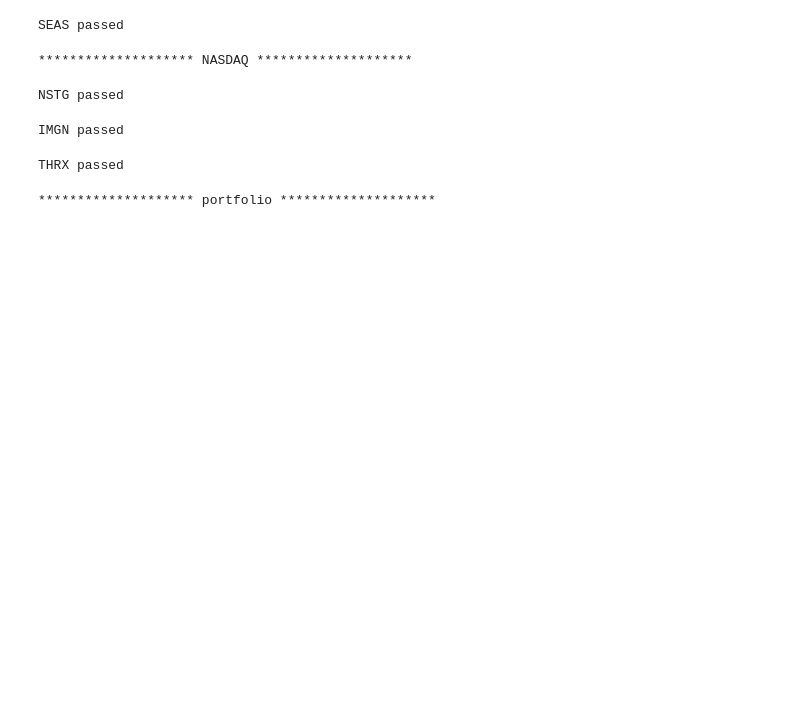
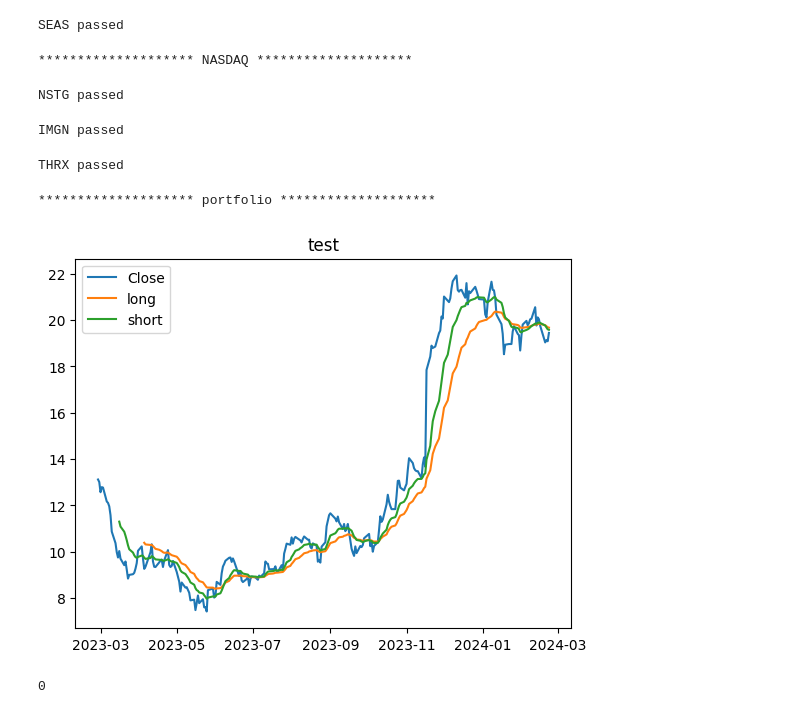
Before and after one commit to tsungyou/CDP_ZacksRank_TW1000, a Jupyter notebook: Daily/WPR_2MA_zacksRank.ipynb, the cells around one changed output. Cells and saved outputs as stored; diff of their text form; code cells hidden in the pictures; blank space fills up the shorter version.

```diff
--- a/Daily/WPR_2MA_zacksRank.ipynb
+++ b/Daily/WPR_2MA_zacksRank.ipynb
@@ -126,3 +126,74 @@ def database_initialization():
             df.to_csv(f"../Database/Tickers/{ticker}.csv")
 
 database_initialization()
+# %%
+import yfinance as yf
+import datetime
+import matplotlib.pyplot as plt
+def WPRbt(data):
+    period = 12
+    max = data.Close.rolling(period).max()
+    min = data.Close.rolling(period).min()
+    wpr = (max - data.Close)/(max - min) * (-100)
+    return wpr
+
+def check_WPR_2MA_without_DB(days, ticker, test=False, period_long_ma=28, period_short_ma=14, upb=-20, lob=-80):
+    a = yf.download(ticker, start=datetime.datetime.now() - datetime.timedelta(days=days), interval="1d", progress=False)
+
+    # a["WPR"] = WPRbt(a)
+    a["MAX"] = a.High.rolling(12).max()
+    a["MIN"] = a.Low.rolling(12).min()
+    a["WPRs"] = (a.MAX - a.Close)/(a.MAX - a.MIN) * (-100)
+    a["long_MA"] = a.Close.ewm(span=period_long_ma, adjust=False, min_periods=period_long_ma).mean()
+    a['short_MA'] = a.Close.ewm(span=period_short_ma, adjust=False, min_periods=period_short_ma).mean()
+    long0 = a['long_MA'][-1]
+    long1 = a['long_MA'][-2]
+    long2 = a['long_MA'][-3]
+    long3 = a['long_MA'][-4]
+    # =======================
+    short0 = a['short_MA'][-1]
+    short1 = a['short_MA'][-2]
+    short2 = a['short_MA'][-3]
+    short3 = a['short_MA'][-4]
+    # =======================
+    wpr0 = a['WPRs'][-1]
+    wpr1 = a['WPRs'][-2]
+    wpr2 = a['WPRs'][-3]
+    wpr3 = a['WPRs'][-4]
+    check_ma_percent = 0.0000# for PAYX at 2024-02-08, 0.005 return 4(meaning doesn't work ) while 0.006 works
+    bear_market = (long0 - short0 > long0*check_ma_percent) and (long1 - short1 > long1*check_ma_percent) and (long2 - short2 > long2*check_ma_percent)
+    bull_market = (long0 - short0 < long0*-check_ma_percent) and (long1 - short1 < long1*-check_ma_percent) and (long2 - short2 < long2*-check_ma_percent)
+    if test:
+        print(a[['Close', "short_MA", "long_MA", "WPRs", "MAX"]])
+        print(wpr0, wpr1, wpr2, wpr3)
+        print("quick: ", [short3, short2, short1, short0])
+        print("slow: ", [long3, long2, long1, long0])
+    # current signal
+    # print(a)
+    plt.plot(a["Close"], label='Close')
+    plt.plot(a["long_MA"], label='long')
+    plt.plot(a["short_MA"], label='short')
+    plt.title("test")
+    plt.legend()
+    plt.show()
+    if((wpr0 < upb) and (wpr1 > upb) and bear_market):
+        # print(ticker, "cross above"):
+            # sell signal
+        return 1
+    elif ((wpr0 > lob) and (wpr1 < lob)) and bull_market:
+        # buy signal
+        return 2
+    # check for yesterday or the day before yesterday buy/sell signal
+    elif((wpr1 < upb) and (wpr2 > upb) and bear_market):
+        return 1.5
+    elif((wpr1 > lob) and (wpr2 < lob) and bull_market):
+        return 2.5
+    elif((wpr2 > lob) and (wpr3 < lob) and bull_market) or ((wpr2 > upb) and (wpr3 < upb) and bear_market):
+        return 3
+
+    else:
+        return 0
+check_WPR_2MA_without_DB(365, "GPS")
+# %% [output]
+[figure, added]
+0
```
Also changed, not shown: 9 other files.
